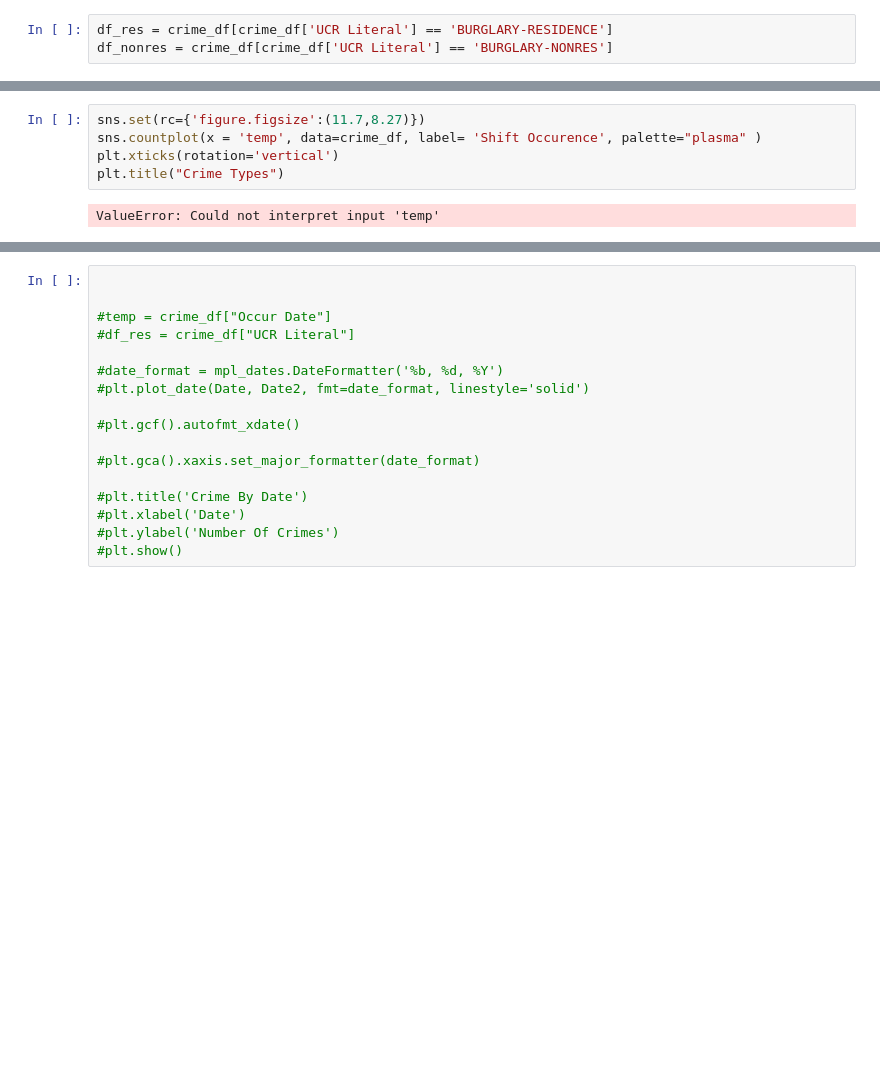
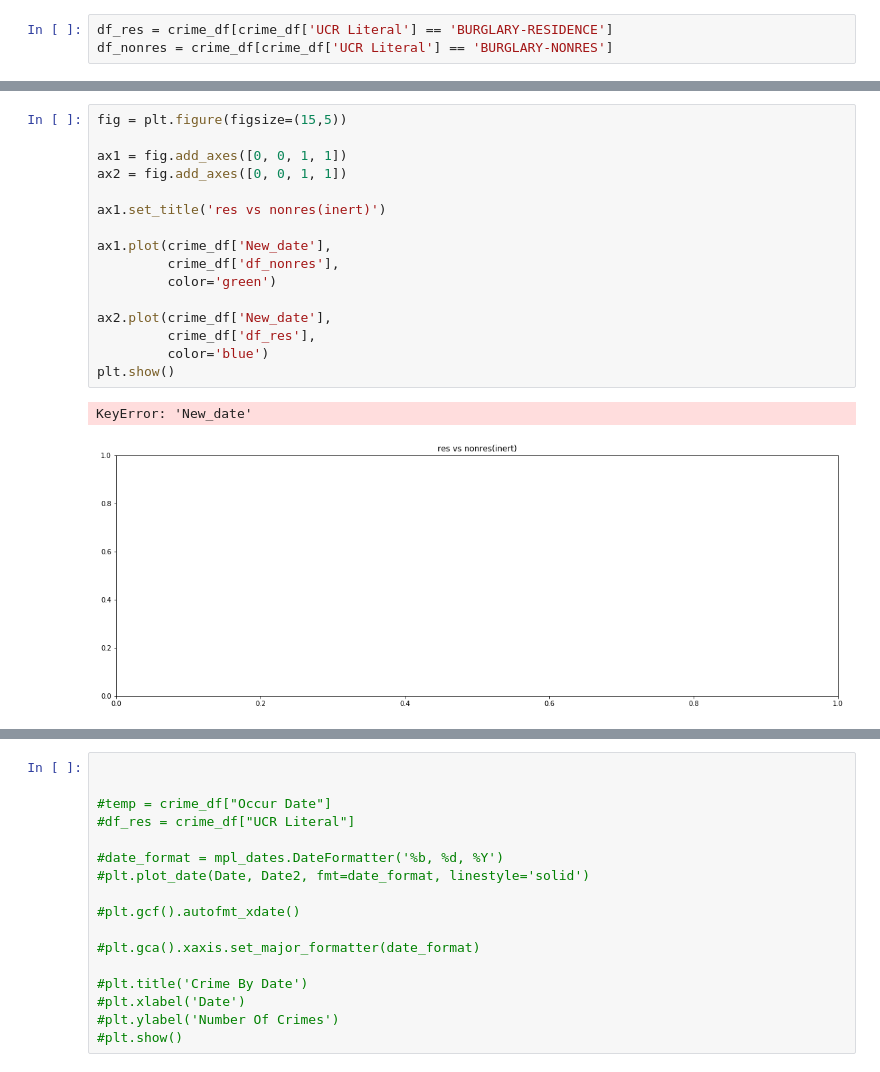
Before and after one commit to tushmakster/Atlanta_crimes, a Jupyter notebook: Javier/project 1.ipynb, the cells around one changed output, grey strips where cells are left out. Cells and saved outputs as stored; diff of their text form; blank space fills up the shorter version.

```diff
--- a/Javier/project 1.ipynb
+++ b/Javier/project 1.ipynb
@@ -106,7 +84,19 @@ SyntaxError: invalid syntax (<ipython-input-138-7b6be88c67f2>, line 1)
-# %%
-sns.set(rc={'figure.figsize':(11.7,8.27)})
-sns.countplot(x = 'temp', data=crime_df, label= 'Shift Occurence', palette="plasma" )
-plt.xticks(rotation='vertical')
-plt.title("Crime Types")
-# %% [output]
-ValueError: Could not interpret input 'temp'
+# %%
+fig = plt.figure(figsize=(15,5))
+
+ax1 = fig.add_axes([0, 0, 1, 1])
+ax2 = fig.add_axes([0, 0, 1, 1])
+
+ax1.set_title('res vs nonres(inert)')
+
+ax1.plot(crime_df['New_date'],
+         crime_df['df_nonres'],
+         color='green')
+
+ax2.plot(crime_df['New_date'],
+         crime_df['df_res'],
+         color='blue')
+plt.show()
+# %% [output]
+KeyError: 'New_date'
+[figure, added]
```
Also changed, not shown: parts of 4 cells of this notebook.
